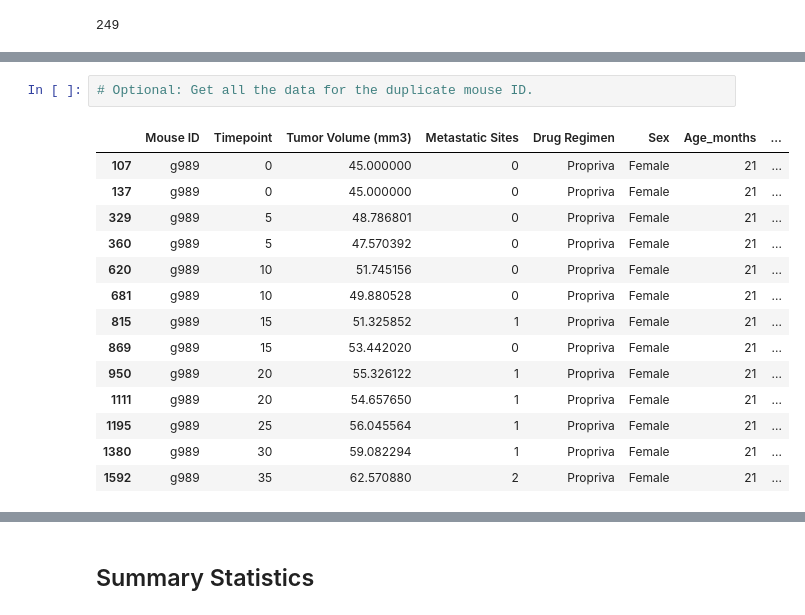
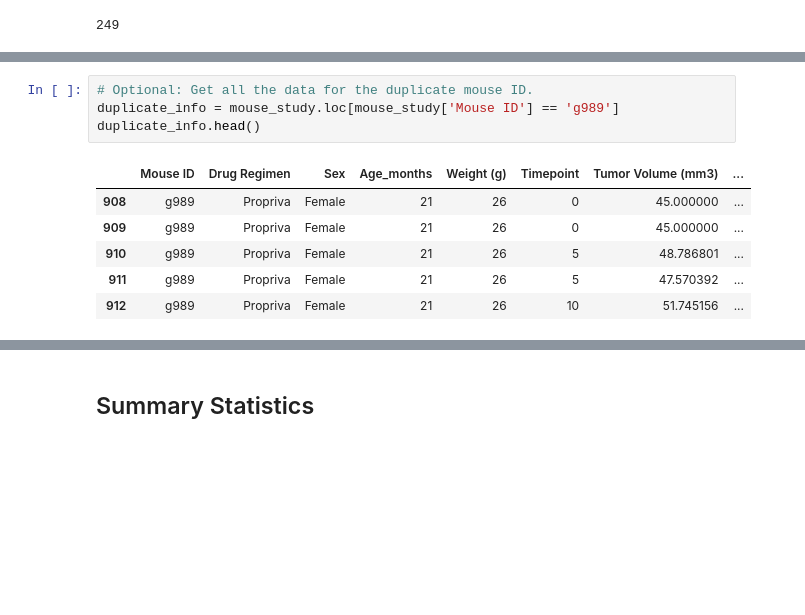
Before and after one commit to musicace17/Matplotlib-Challenge, a Jupyter notebook: Pymaceuticals/pymaceuticals_starter copy.ipynb, the cells around one changed output, grey strips where cells are left out. Cells and saved outputs as stored; diff of their text form; blank space fills up the shorter version.

```diff
--- a/Pymaceuticals/pymaceuticals_starter copy.ipynb
+++ b/Pymaceuticals/pymaceuticals_starter copy.ipynb
@@ -66,18 +59,12 @@ Name: count, Length: 249, dtype: int64
 array(['g989'], dtype=object)
 # %%
 # Optional: Get all the data for the duplicate mouse ID.
+duplicate_info = mouse_study.loc[mouse_study['Mouse ID'] == 'g989']
+duplicate_info.head()
 # %% [output]
-|  | Mouse ID | Timepoint | Tumor Volume (mm3) | Metastatic Sites | Drug Regimen | Sex | Age_months | ... |
-| 107 | g989 | 0 | 45.000000 | 0 | Propriva | Female | 21 | ... |
-| 137 | g989 | 0 | 45.000000 | 0 | Propriva | Female | 21 | ... |
-| 329 | g989 | 5 | 48.786801 | 0 | Propriva | Female | 21 | ... |
-| 360 | g989 | 5 | 47.570392 | 0 | Propriva | Female | 21 | ... |
-| 620 | g989 | 10 | 51.745156 | 0 | Propriva | Female | 21 | ... |
-| 681 | g989 | 10 | 49.880528 | 0 | Propriva | Female | 21 | ... |
-| 815 | g989 | 15 | 51.325852 | 1 | Propriva | Female | 21 | ... |
-| 869 | g989 | 15 | 53.442020 | 0 | Propriva | Female | 21 | ... |
-| 950 | g989 | 20 | 55.326122 | 1 | Propriva | Female | 21 | ... |
-| 1111 | g989 | 20 | 54.657650 | 1 | Propriva | Female | 21 | ... |
-| 1195 | g989 | 25 | 56.045564 | 1 | Propriva | Female | 21 | ... |
-| 1380 | g989 | 30 | 59.082294 | 1 | Propriva | Female | 21 | ... |
-| 1592 | g989 | 35 | 62.570880 | 2 | Propriva | Female | 21 | ... |
+|  | Mouse ID | Drug Regimen | Sex | Age_months | Weight (g) | Timepoint | Tumor Volume (mm3) | ... |
+| 908 | g989 | Propriva | Female | 21 | 26 | 0 | 45.000000 | ... |
+| 909 | g989 | Propriva | Female | 21 | 26 | 0 | 45.000000 | ... |
+| 910 | g989 | Propriva | Female | 21 | 26 | 5 | 48.786801 | ... |
+| 911 | g989 | Propriva | Female | 21 | 26 | 5 | 47.570392 | ... |
+| 912 | g989 | Propriva | Female | 21 | 26 | 10 | 51.745156 | ... |
```
Also changed, not shown: parts of 7 cells of this notebook.
